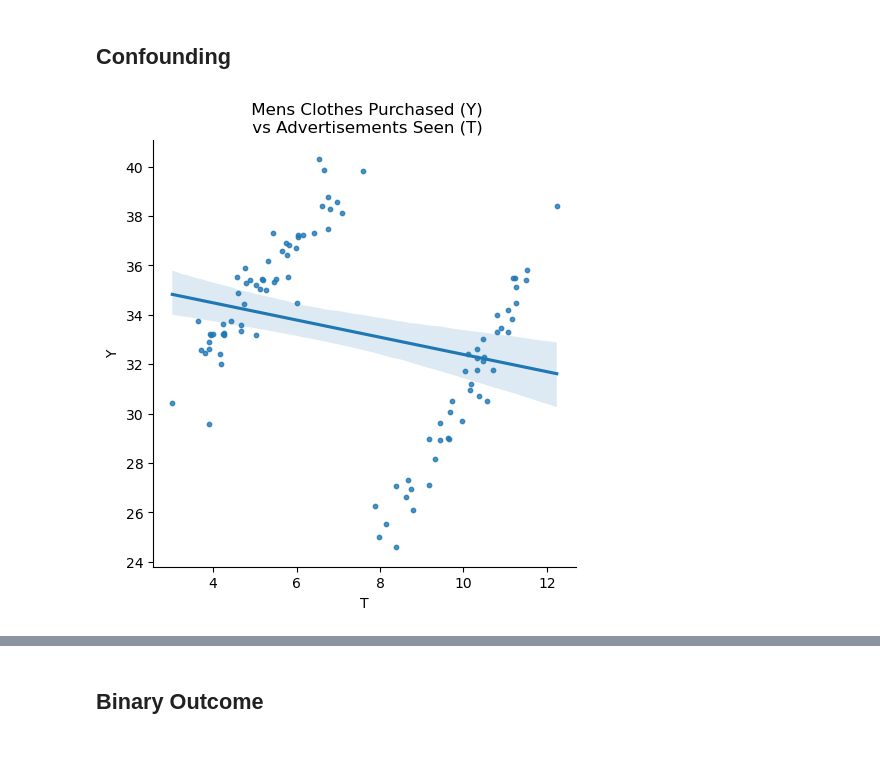
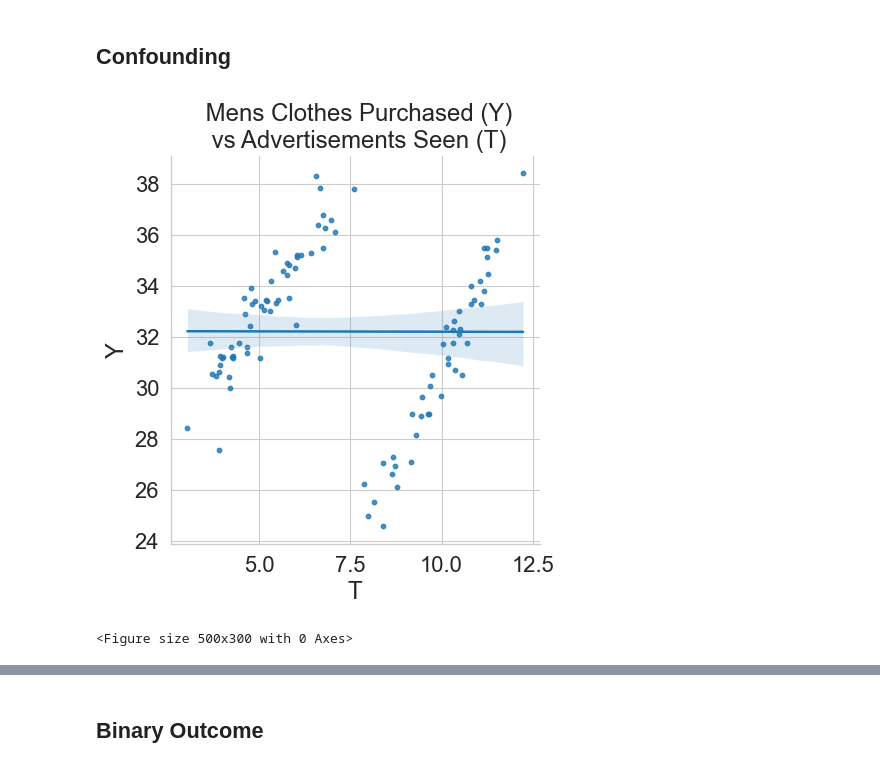
Before and after one commit to davidcherney/Facure_notes, a Jupyter notebook: playground.ipynb, the cells around one changed output, grey strips where cells are left out. Saved outputs shown, nothing was run; the diff lists cells and outputs as text; code cells hidden in the pictures.

```diff
--- a/playground.ipynb
+++ b/playground.ipynb
@@ -108,28 +108,37 @@ plt.title("Debt (Y) vs Credit Extension (T)");
 # %%
 n = 10
 np.random.seed(123)
 noise = np.random.normal
 
 df = pd.DataFrame()
-df['X'] = np.random.choice(a = ["Men","Women"], size =100)
-n_men = df[df['X'] == "Wen"]
-n_women = df[df['X'] == "Women"]
+# df['X'] = np.random.choice(a = ["Men","Women"], size =100)
+df['X'] = np.random.choice(a = [0,1], size =100)
+n_men = df[df['X'] == 0]
+n_women = df[df['X'] == 1]
 
 # generate treatment values for men
 def generate_t(x):
-    if x == "Men":
+    if x == 0:
         return noise(loc = 5, scale = 1)
-    elif x == "Women":
+    elif x == 1:
         return noise(loc = 10, scale = 1)
+
 df['T'] = df["X"].apply(generate_t)
-men_filter = df["X"] == "Men"
-df.loc[men_filter,"Y"] =  noise(loc = 2*df.loc[men_filter,"T"] + 25, scale = 1)
+men_filter = df["X"] == 0
+df.loc[men_filter,"Y"] =  noise(loc = 2*df.loc[men_filter,"T"] + 23, scale = 1)
 df.loc[~men_filter,"Y"] = noise(loc = 3*df.loc[~men_filter,"T"] +1 , scale = 1)
+
+#set plotting style
+sns.set_style("whitegrid")
+sns.set_context("paper", font_scale = 1.8)
+
 # plt.figure(figsize=(12, 6))  # Specify the width and height in inches
 sns.lmplot(data = df, x="T", y="Y", scatter_kws={"s": 10},)# hue = "X")
-labels = [int(tick) for tick in ticks]
-plt.yticks(ticks=ticks, labels=labels)
+# labels = [int(tick) for tick in ticks]
+# plt.yticks(ticks=ticks, labels=labels)
 plt.title(" Mens Clothes Purchased (Y)\n vs Advertisements Seen (T)")
-plt.show();
+plt.figure(figsize=(5, 3))
+plt.tight_layout();
 # %% [output]
-[figure, old version]
+[figure, new version]
+<Figure size 500x300 with 0 Axes>
```
Also changed, not shown: parts of 21 cells of this notebook, 2 other files.
